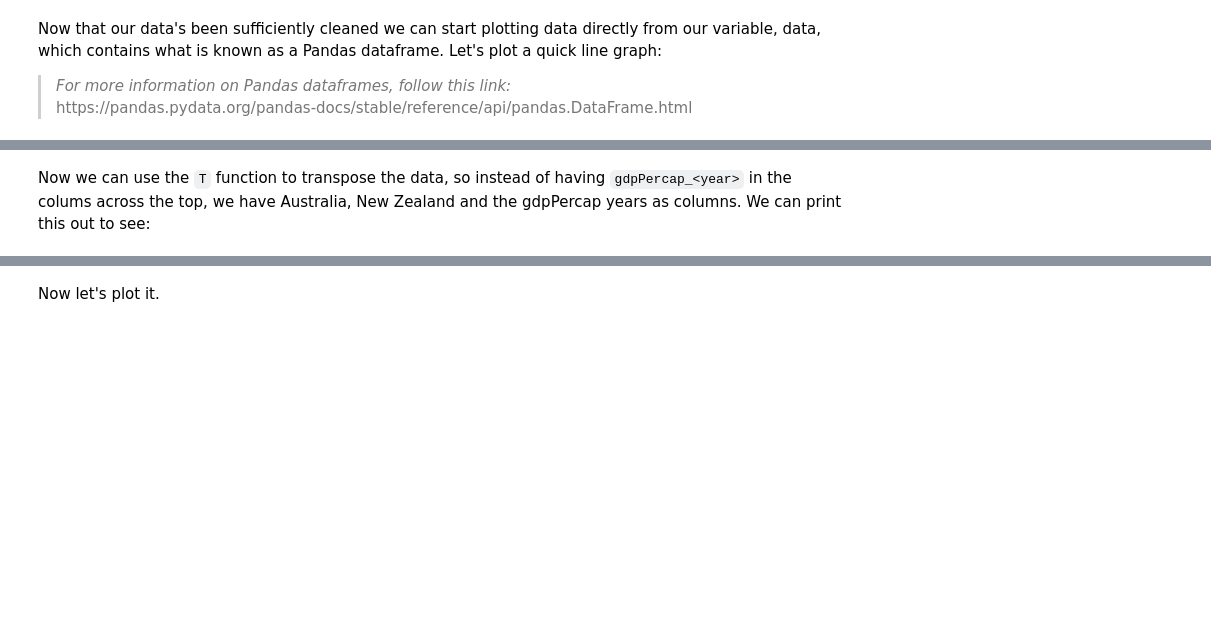
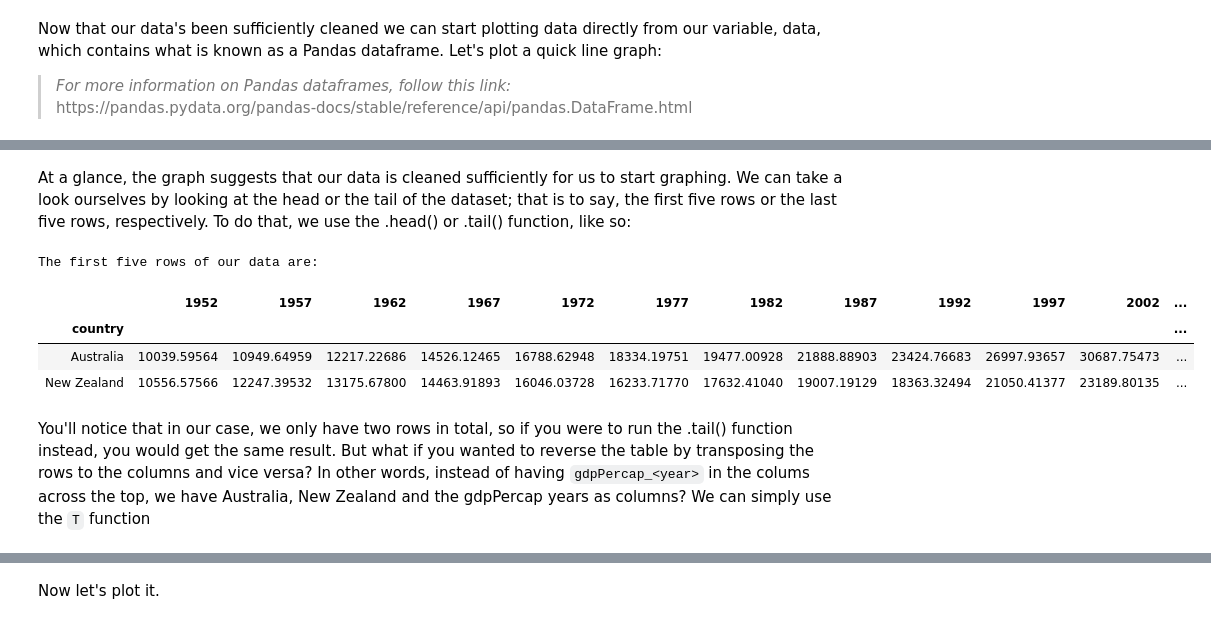
Before and after one commit to ucla-data-archive/is262b_final, a Jupyter notebook: IS262B_Daniels_Final_Project_WIP.ipynb, the cells around one changed output, grey strips where cells are left out. Saved outputs shown, nothing was run; the diff lists cells and outputs as text; code cells hidden in the pictures; blank space fills up the shorter version.

```diff
--- a/IS262B_Daniels_Final_Project_WIP.ipynb
+++ b/IS262B_Daniels_Final_Project_WIP.ipynb
@@ -102,5 +102,16 @@ data.loc['Australia'].plot()
+# %% [markdown]
+At a glance, the graph suggests that our data is cleaned sufficiently for us to start graphing. We can take a look ourselves by looking at the head or the tail of the dataset; that is to say, the first five rows or the last five rows, respectively. To do that, we use the .head() or .tail() function, like so:
+# %%
+print("The first five rows of our data are:")
+data.head()
+# %% [output]
+The first five rows of our data are:
+|  | 1952 | 1957 | 1962 | 1967 | 1972 | 1977 | 1982 | 1987 | 1992 | 1997 | 2002 | ... |
+| country |  |  |  |  |  |  |  |  |  |  |  | ... |
+| Australia | 10039.59564 | 10949.64959 | 12217.22686 | 14526.12465 | 16788.62948 | 18334.19751 | 19477.00928 | 21888.88903 | 23424.76683 | 26997.93657 | 30687.75473 | ... |
+| New Zealand | 10556.57566 | 12247.39532 | 13175.67800 | 14463.91893 | 16046.03728 | 16233.71770 | 17632.41040 | 19007.19129 | 18363.32494 | 21050.41377 | 23189.80135 | ... |
 # %% [markdown]
-Now we can use the `T` function to transpose the data, so instead of having `gdpPercap_<year>` in the colums across the top, we have Australia, New Zealand and the gdpPercap years as columns.   We can print this out to see:
+You'll notice that in our case, we only have two rows in total, so if you were to run the .tail() function instead, you would get the same result. But what if you wanted to reverse the table by transposing the rows to the columns and vice versa? In other words, instead of having `gdpPercap_<year>` in the colums across the top, we have Australia, New Zealand and the gdpPercap years as columns?   We can simply use the `T` function
 # %%
 data.T
 # %% [output]
```
Also changed, not shown: parts of 16 cells of this notebook.
